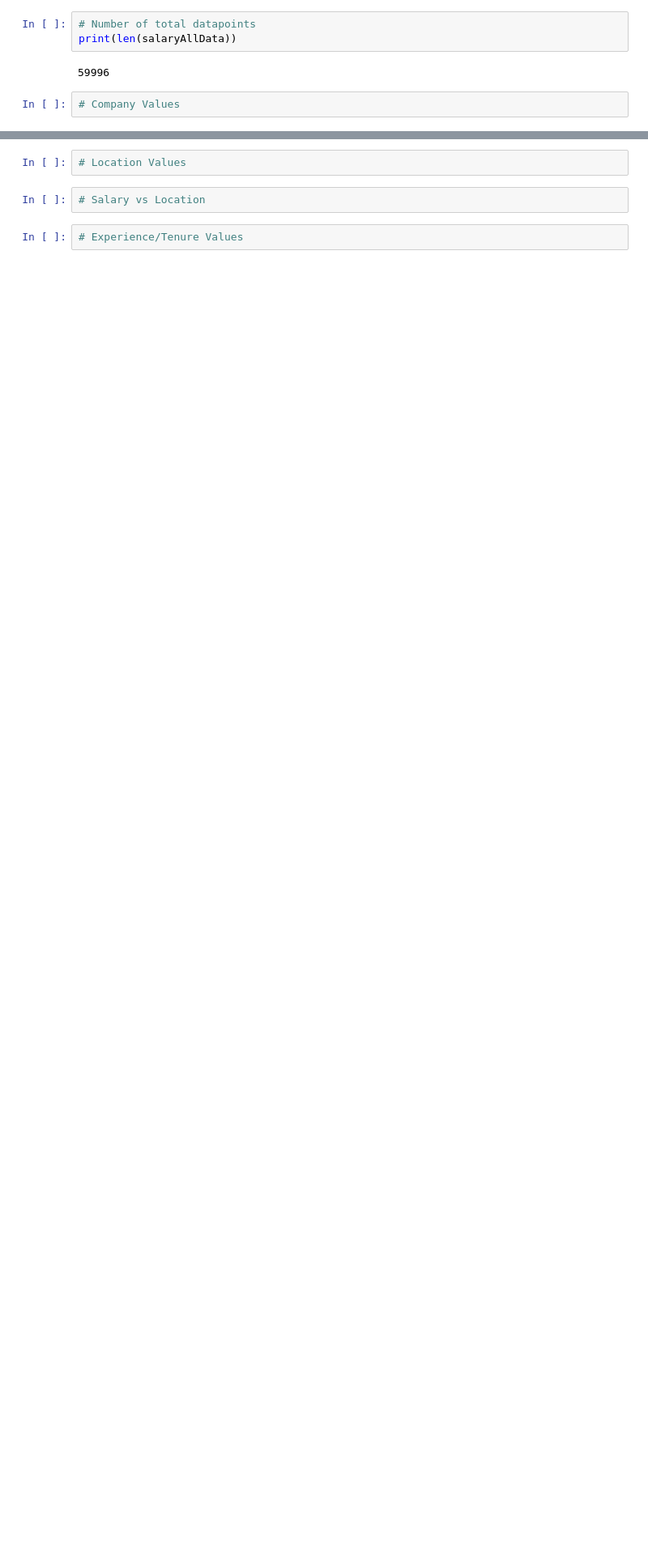
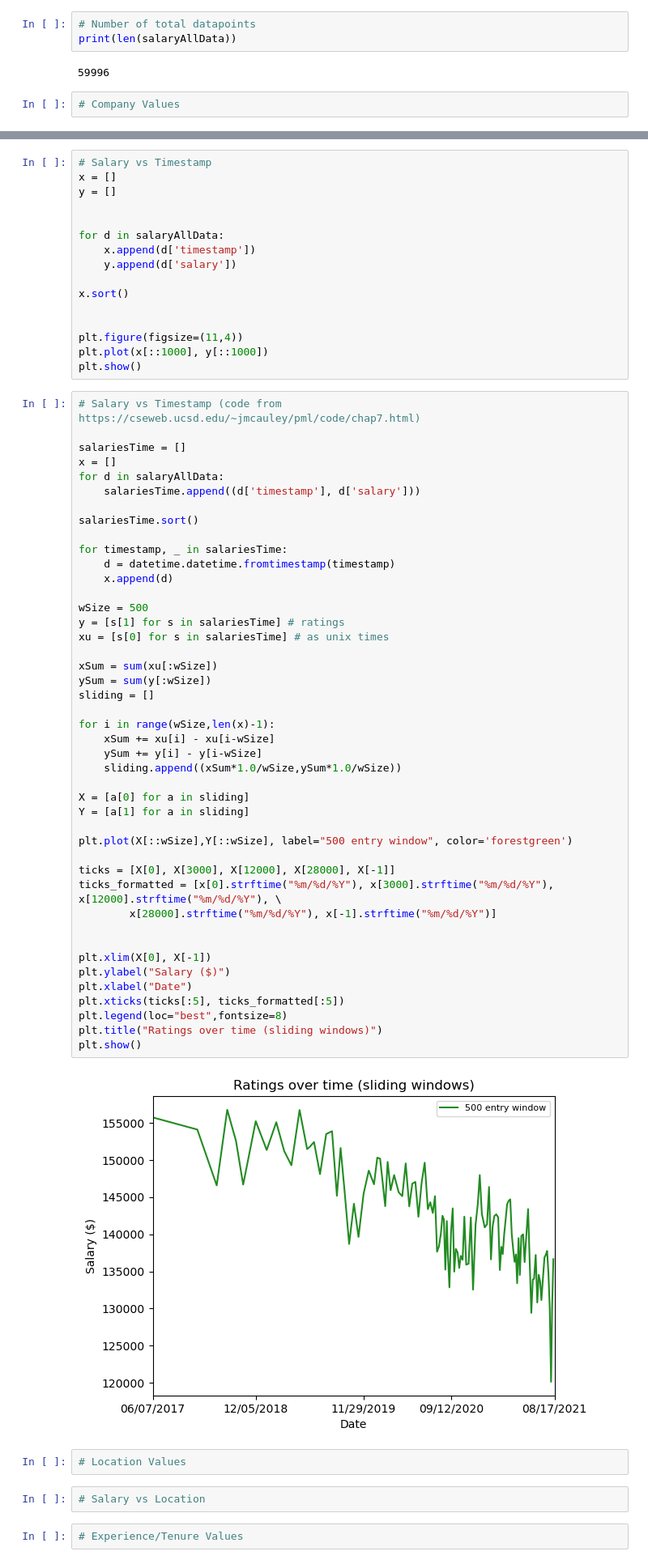
Before and after one commit to aksharans/cse158a2, a Jupyter notebook: assignment2.ipynb, the cells around one changed output, grey strips where cells are left out. Shown at 81% size. Saved outputs shown, nothing was run; the diff lists cells and outputs as text; blank space fills up the shorter version.

```diff
--- a/assignment2.ipynb
+++ b/assignment2.ipynb
@@ -226,3 +221,65 @@ plt.show()
+# %%
+# Salary vs Timestamp
+x = []
+y = []
+
+
+for d in salaryAllData:
+    x.append(d['timestamp'])
+    y.append(d['salary'])
+
+x.sort()
+
+
+plt.figure(figsize=(11,4))
+plt.plot(x[::1000], y[::1000])
+plt.show()
+# %%
+# Salary vs Timestamp (code from https://cseweb.ucsd.edu/~jmcauley/pml/code/chap7.html)
+
+salariesTime = []
+x = []
+for d in salaryAllData:
+    salariesTime.append((d['timestamp'], d['salary']))
+
+salariesTime.sort()
+
+for timestamp, _ in salariesTime:
+    d = datetime.datetime.fromtimestamp(timestamp)
+    x.append(d)
+
+wSize = 500
+y = [s[1] for s in salariesTime] # ratings
+xu = [s[0] for s in salariesTime] # as unix times
+
+xSum = sum(xu[:wSize])
+ySum = sum(y[:wSize])
+sliding = []
+
+for i in range(wSize,len(x)-1):
+    xSum += xu[i] - xu[i-wSize]
+    ySum += y[i] - y[i-wSize]
+    sliding.append((xSum*1.0/wSize,ySum*1.0/wSize))
+
+X = [a[0] for a in sliding]
+Y = [a[1] for a in sliding]
+
+plt.plot(X[::wSize],Y[::wSize], label="500 entry window", color='forestgreen')
+
+ticks = [X[0], X[3000], X[12000], X[28000], X[-1]]
+ticks_formatted = [x[0].strftime("%m/%d/%Y"), x[3000].strftime("%m/%d/%Y"), x[12000].strftime("%m/%d/%Y"), \
+        x[28000].strftime("%m/%d/%Y"), x[-1].strftime("%m/%d/%Y")]
+
+
+plt.xlim(X[0], X[-1])
+plt.ylabel("Salary ($)")
+plt.xlabel("Date")
+plt.xticks(ticks[:5], ticks_formatted[:5])
+plt.legend(loc="best",fontsize=8)
+plt.title("Ratings over time (sliding windows)")
+plt.show()
+# %% [output]
+[figure, added]
 # %%
 # Location Values
 # %%
```
Also changed, not shown: parts of 5 cells of this notebook.
